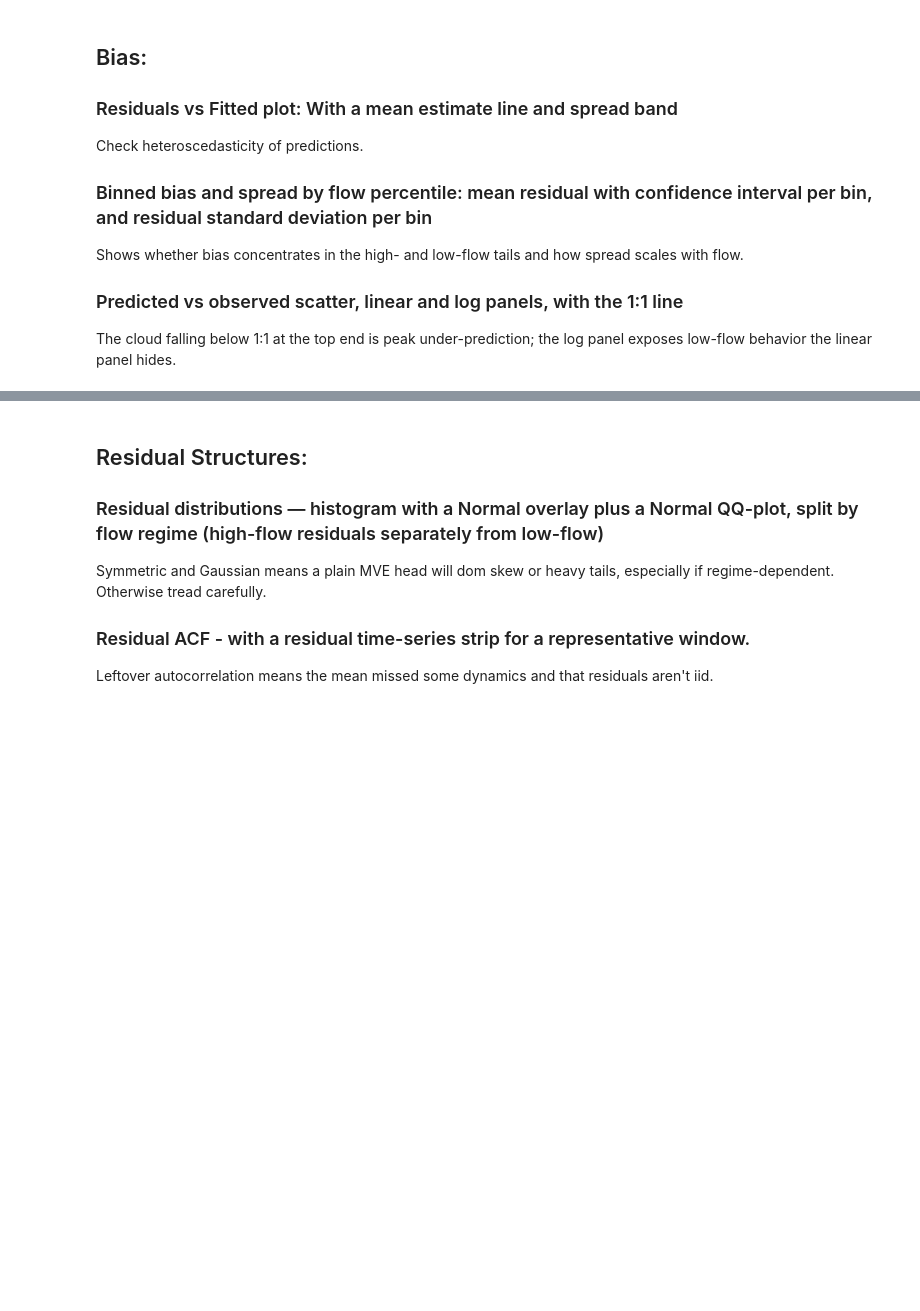
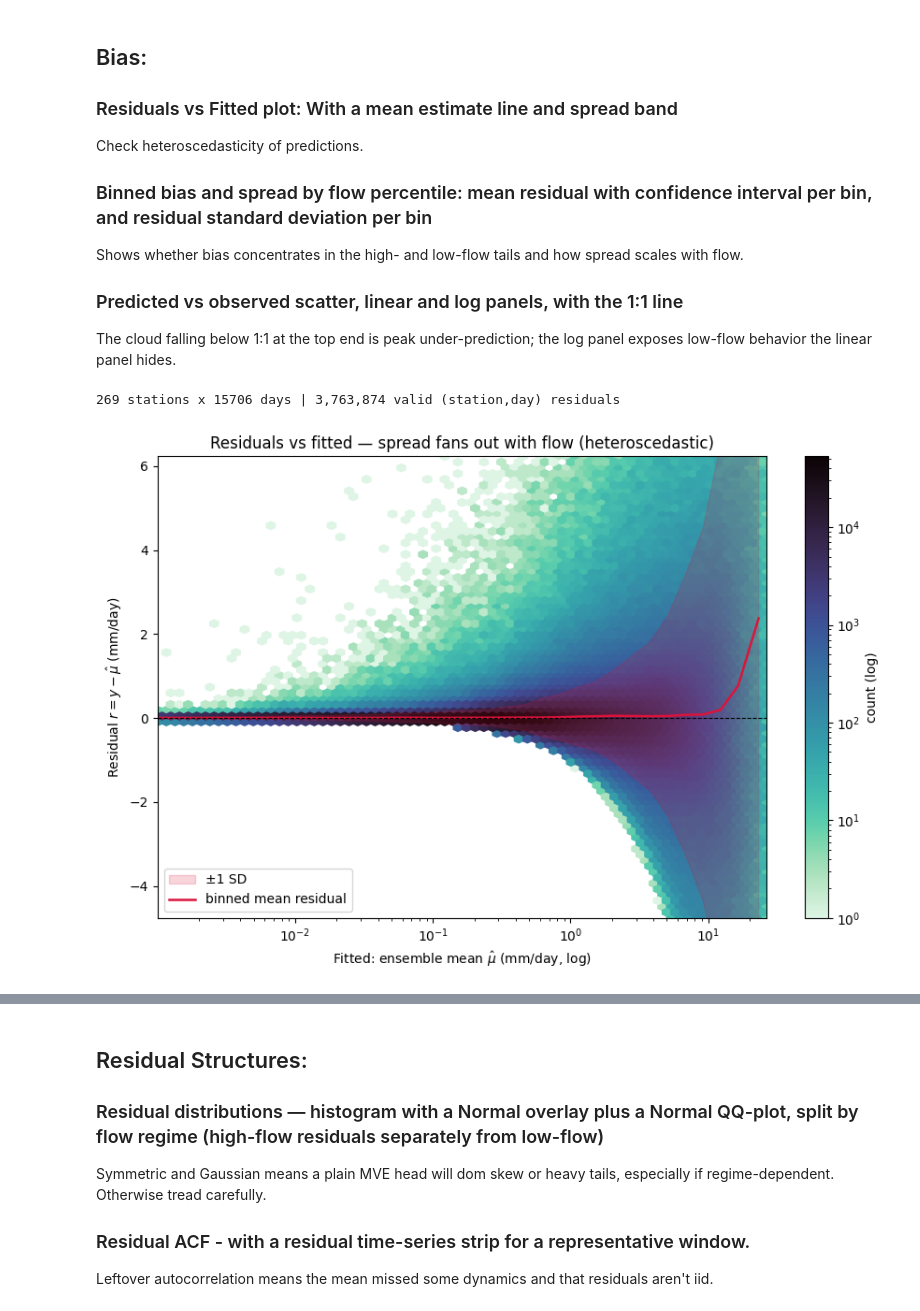
Before and after one commit to TWilson05/EA-LSTM-Streamflow, a Jupyter notebook: notebooks/EXP5_MVE_Analysis.ipynb, the cells around one changed output, grey strips where cells are left out. Saved outputs shown, nothing was run; the diff lists cells and outputs as text; code cells hidden in the pictures; blank space fills up the shorter version.

Commit message:
Lots of mean work done, very interesting...

```diff
--- a/notebooks/EXP5_MVE_Analysis.ipynb
+++ b/notebooks/EXP5_MVE_Analysis.ipynb
@@ -5,6 +5,7 @@
 import numpy as np
 import pandas as pd
 import matplotlib.pyplot as plt
+import seaborn as sns
 from scipy import stats
 import pymannkendall as mk
 from pathlib import Path
@@ -17,6 +18,8 @@ from src.config import (
     DATA_END_YEAR,
     TRAIN_END_YEAR,
 )
+
+sns.set_theme(style='whitegrid', context='notebook')
 
 # Analysis parameters
 WINDOW = 15
@@ -108,3 +111,78 @@ Shows whether bias concentrates in the high- and low-flow tails and how spread s
 
 ### Predicted vs observed scatter, linear and log panels, with the 1:1 line
 The cloud falling below 1:1 at the top end is peak under-prediction; the log panel exposes low-flow behavior the linear panel hides.
+# %%
+# Cell 6: Residuals vs fitted (heteroscedasticity check)
+# --- Load once for all of Part 1 (no prior load cell; cells 7-8, 10-11 reuse these) ---
+# Transform space = physical mm/day (sim CSVs are mm/day; obs is m3/s -> mm/day via
+# 86.4/basin_area_km2, the documented 2026-05-19 convention). No log transform.
+
+# Ensemble mean mu_hat = (1/M) sum_m f_m  (math cell, mu_hat)
+_members = [
+    pd.read_csv(TOPOGRAPH_LSTM / f'topographic_lstm_preds_member_{m}.csv',
+                index_col=0, parse_dates=True)
+    for m in range(N_MEMBERS)
+]
+assert all(d.index.equals(_members[0].index) for d in _members), 'member dates differ'
+assert all(d.columns.equals(_members[0].columns) for d in _members), 'member stations differ'
+mu = pd.DataFrame(np.stack([d.values for d in _members]).mean(axis=0),
+                  index=_members[0].index, columns=_members[0].columns)
+
+# Observed flow -> mm/day
+obs_raw = pd.read_csv(OBS_PATH, index_col='Date', parse_dates=True)          # m3/s
+area = pd.read_csv(STATIC_PATH).set_index('station_id')['basin_area_km2']     # km2
+
+# Align on stations and dates common to all three
+stations = sorted(set(obs_raw.columns) & set(mu.columns) & set(area.index))
+dates = obs_raw.index.intersection(mu.index)
+obs_mm = obs_raw.loc[dates, stations].mul(86.4 / area[stations], axis=1)      # mm/day
+mu = mu.loc[dates, stations]
+resid = obs_mm - mu                                                           # r = y - mu_hat
+print(f'{len(stations)} stations x {len(dates)} days | '
+      f'{np.isfinite(resid.values).sum():,} valid (station,day) residuals')
+
+# Flatten and drop NaNs (pooled across all basins; see caveat below)
+fit_flat = mu.values.ravel()
+res_flat = resid.values.ravel()
+obs_flat = obs_mm.values.ravel()
+mask = np.isfinite(fit_flat) & np.isfinite(res_flat)
+
+# CAVEAT: pooled across basins, so fitted flow mixes regime with basin scale (large
+# basins -> larger mm/day). Cell 7 bins by *within-basin* percentile to isolate regime;
+# here a LOG fitted-axis spreads the order-of-magnitude flow range so the spread fan is
+# legible (the linear pooled view crushes 99% of points into the low-flow corner).
+
+# Binned mean residual +/- 1 SD over LOG-spaced fitted bins (positive fitted only)
+pos = mask & (fit_flat > 0)
+fp, rp = fit_flat[pos], res_flat[pos]
+edges = np.geomspace(np.quantile(fp, 0.005), np.quantile(fp, 0.999), 35)
+bidx = np.clip(np.digitize(fp, edges[1:-1]), 0, len(edges) - 2)
+ctr, m_r, sd_r = [], [], []
+for b in range(len(edges) - 1):
+    sel = bidx == b
+    if sel.sum() < 50:
+        continue
+    ctr.append(np.median(fp[sel]))
+    m_r.append(rp[sel].mean())
+    sd_r.append(rp[sel].std())
+ctr, m_r, sd_r = map(np.asarray, (ctr, m_r, sd_r))
+
+fig, ax = plt.subplots(figsize=(9, 6))
+xlim = (np.quantile(fp, 0.005), np.quantile(fp, 0.999))
+ylim = np.quantile(rp, [0.005, 0.995])
+hb = ax.hexbin(fp, rp, xscale='log', gridsize=70, bins='log', cmap='mako_r', mincnt=1,
+               extent=(np.log10(xlim[0]), np.log10(xlim[1]), ylim[0], ylim[1]))
+ax.fill_between(ctr, m_r - sd_r, m_r + sd_r, color='crimson', alpha=0.18, label='±1 SD')
+ax.plot(ctr, m_r, color='crimson', lw=1.8, label='binned mean residual')
+ax.axhline(0, ls='--', c='k', lw=0.8)
+ax.set(xscale='log', xlim=xlim, ylim=tuple(ylim),
+       xlabel='Fitted: ensemble mean $\\hat\\mu$ (mm/day, log)',
+       ylabel='Residual $r = y - \\hat\\mu$ (mm/day)',
+       title='Residuals vs fitted — spread fans out with flow (heteroscedastic)')
+fig.colorbar(hb, ax=ax, label='count (log)')
+ax.legend(loc='lower left')
+plt.tight_layout()
+plt.show()
+# %% [output]
+269 stations x 15706 days | 3,763,874 valid (station,day) residuals
+[figure, added]
```
Also changed, not shown: parts of 4 cells of this notebook.
